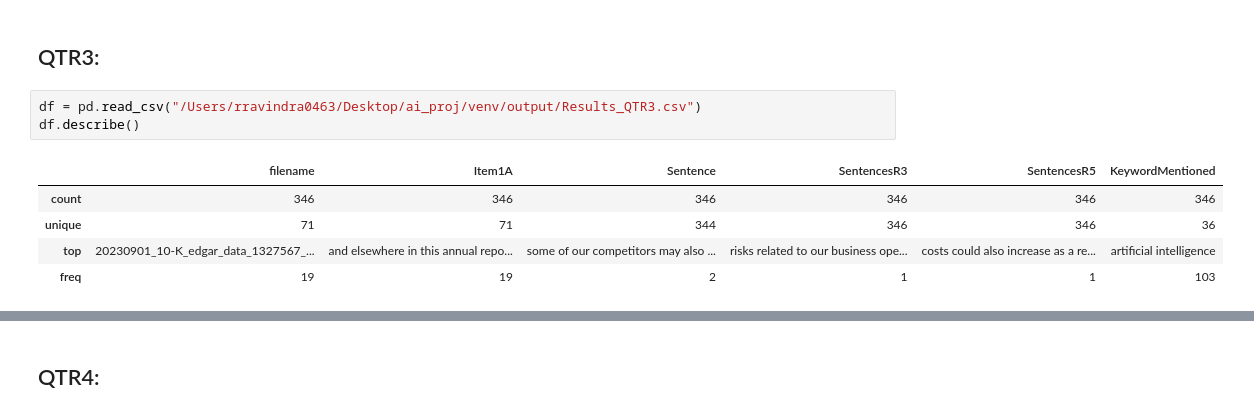
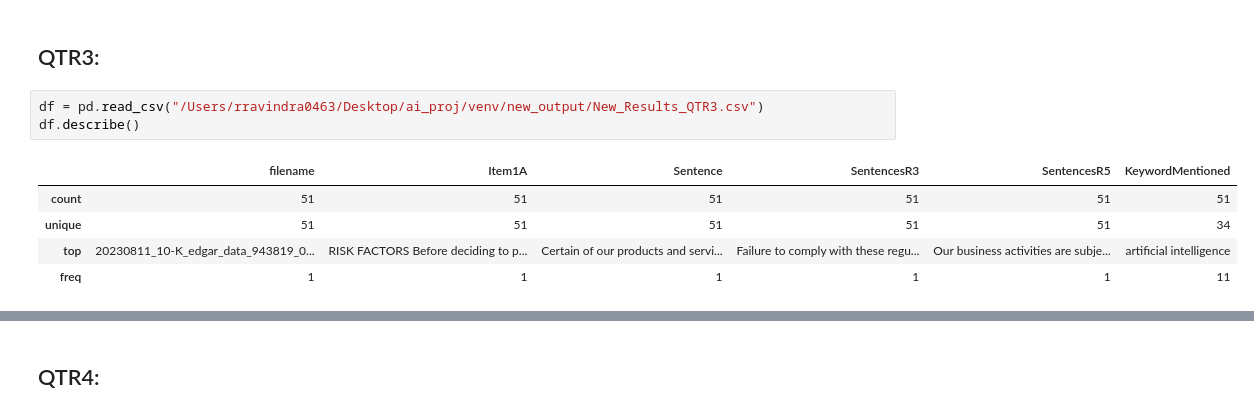
Before and after one commit to rxdhikx/AI-Risk_Classification-From-Financial-Documents, a Jupyter notebook: read_files.ipynb, the cells around one changed output, grey strips where cells are left out. Drawn from its saved outputs; the diff is of its cells as text.

```diff
--- a/read_files.ipynb
+++ b/read_files.ipynb
@@ -174,14 +200,14 @@ natural language processing, image recognition
 # %% [markdown]
 ## QTR3:
 # %%
-df = pd.read_csv("/Users/rravindra0463/Desktop/ai_proj/venv/output/Results_QTR3.csv")
+df = pd.read_csv("/Users/rravindra0463/Desktop/ai_proj/venv/new_output/New_Results_QTR3.csv")
 df.describe()
 # %% [output]
 |  | filename | Item1A | Sentence | SentencesR3 | SentencesR5 | KeywordMentioned |
-| count | 346 | 346 | 346 | 346 | 346 | 346 |
-| unique | 71 | 71 | 344 | 346 | 346 | 36 |
-| top | 20230901_10-K_edgar_data_1327567_... | and elsewhere in this annual repo... | some of our competitors may also ... | risks related to our business ope... | costs could also increase as a re... | artificial intelligence |
-| freq | 19 | 19 | 2 | 1 | 1 | 103 |
+| count | 51 | 51 | 51 | 51 | 51 | 51 |
+| unique | 51 | 51 | 51 | 51 | 51 | 34 |
+| top | 20230811_10-K_edgar_data_943819_0... | RISK FACTORS Before deciding to p... | Certain of our products and servi... | Failure to comply with these regu... | Our business activities are subje... | artificial intelligence |
+| freq | 1 | 1 | 1 | 1 | 1 | 11 |
 # %%
 df.head()
 # %% [output]
```
Also changed, not shown: parts of 29 cells of this notebook.
